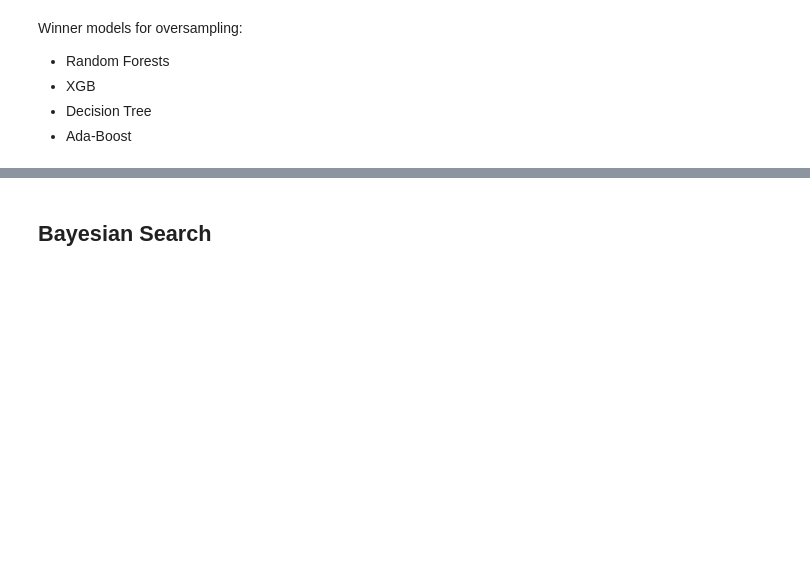
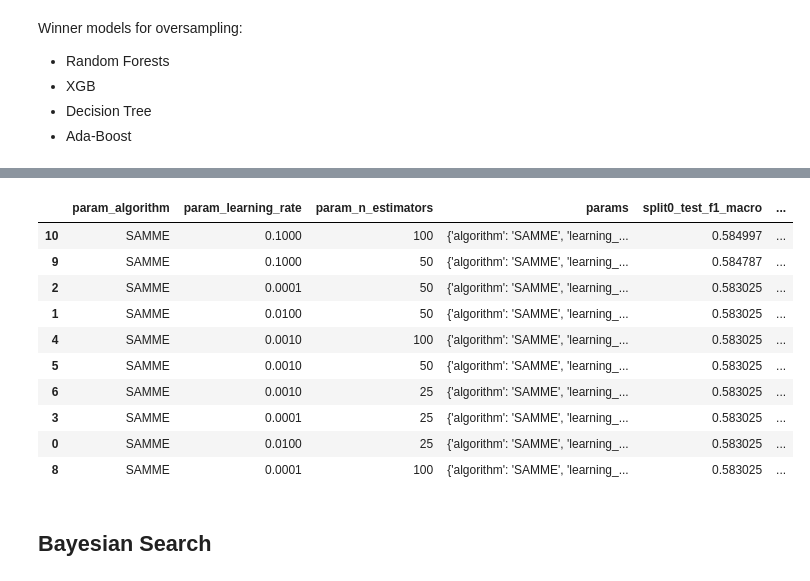
Before and after one commit to JacopoRaffi/DM_Project, a Jupyter notebook: TASK4/oversampling/classifiers_bayes.ipynb, the cells around one changed output, grey strips where cells are left out. Cells and saved outputs as stored; diff of their text form; code cells hidden in the pictures; blank space fills up the shorter version.

```diff
--- a/TASK4/oversampling/classifiers_bayes.ipynb
+++ b/TASK4/oversampling/classifiers_bayes.ipynb
@@ -144,3 +194,19 @@ Winner models for oversampling:
+# %%
+df = pd.read_csv('../../data/ml_datasets/oversampling/model_selection/ada_boost_results.csv').drop(columns=['mean_fit_time', 'std_fit_time', 'mean_score_time', 'std_score_time'])
+df.sort_values(by='mean_test_f1_macro', ascending=False, inplace=True)
+df.head(10)
+# %% [output]
+|  | param_algorithm | param_learning_rate | param_n_estimators | params | split0_test_f1_macro | ... |
+| 10 | SAMME | 0.1000 | 100 | {'algorithm': 'SAMME', 'learning_... | 0.584997 | ... |
+| 9 | SAMME | 0.1000 | 50 | {'algorithm': 'SAMME', 'learning_... | 0.584787 | ... |
+| 2 | SAMME | 0.0001 | 50 | {'algorithm': 'SAMME', 'learning_... | 0.583025 | ... |
+| 1 | SAMME | 0.0100 | 50 | {'algorithm': 'SAMME', 'learning_... | 0.583025 | ... |
+| 4 | SAMME | 0.0010 | 100 | {'algorithm': 'SAMME', 'learning_... | 0.583025 | ... |
+| 5 | SAMME | 0.0010 | 50 | {'algorithm': 'SAMME', 'learning_... | 0.583025 | ... |
+| 6 | SAMME | 0.0010 | 25 | {'algorithm': 'SAMME', 'learning_... | 0.583025 | ... |
+| 3 | SAMME | 0.0001 | 25 | {'algorithm': 'SAMME', 'learning_... | 0.583025 | ... |
+| 0 | SAMME | 0.0100 | 25 | {'algorithm': 'SAMME', 'learning_... | 0.583025 | ... |
+| 8 | SAMME | 0.0001 | 100 | {'algorithm': 'SAMME', 'learning_... | 0.583025 | ... |
 # %% [markdown]
 ## Bayesian Search
 # %%
```
Also changed, not shown: parts of 18 cells of this notebook.
